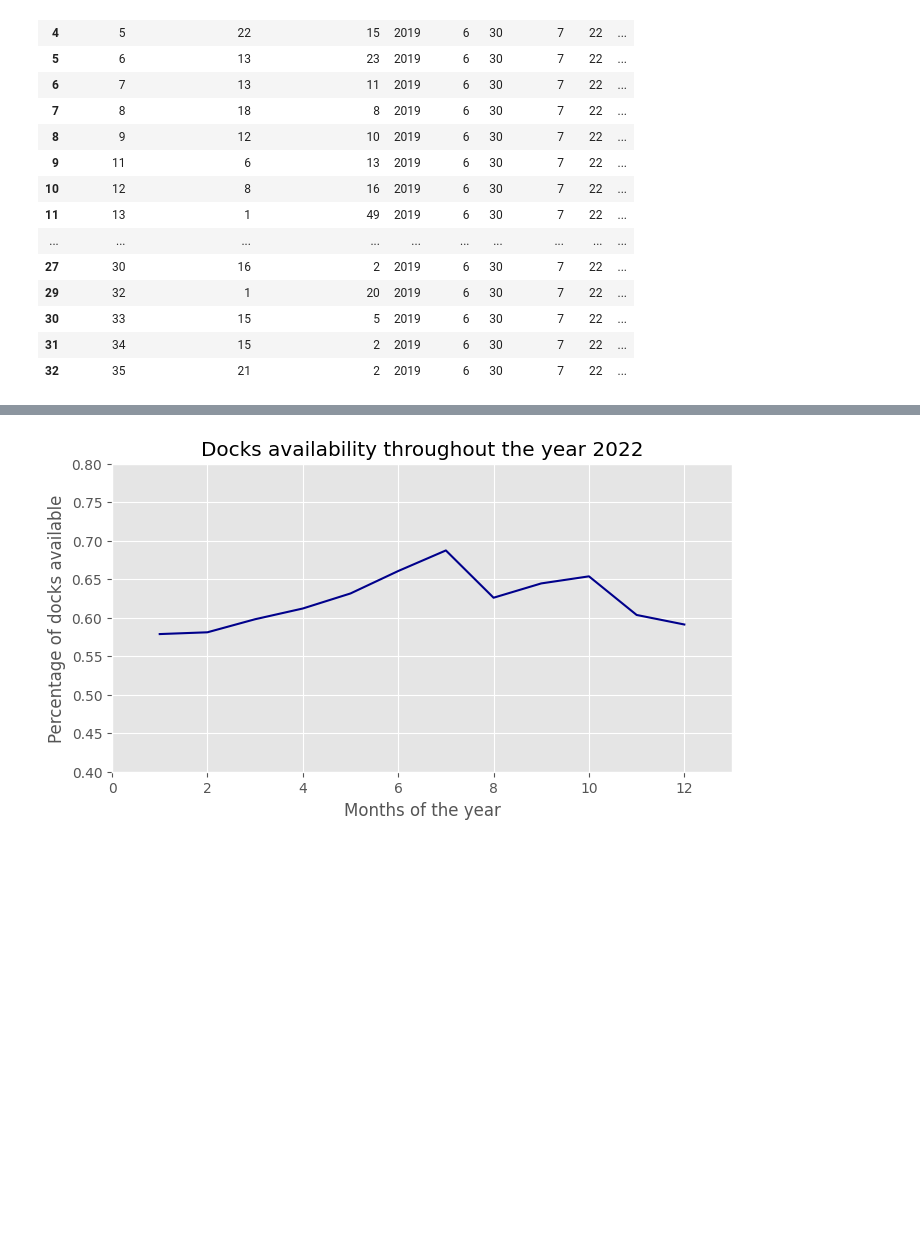
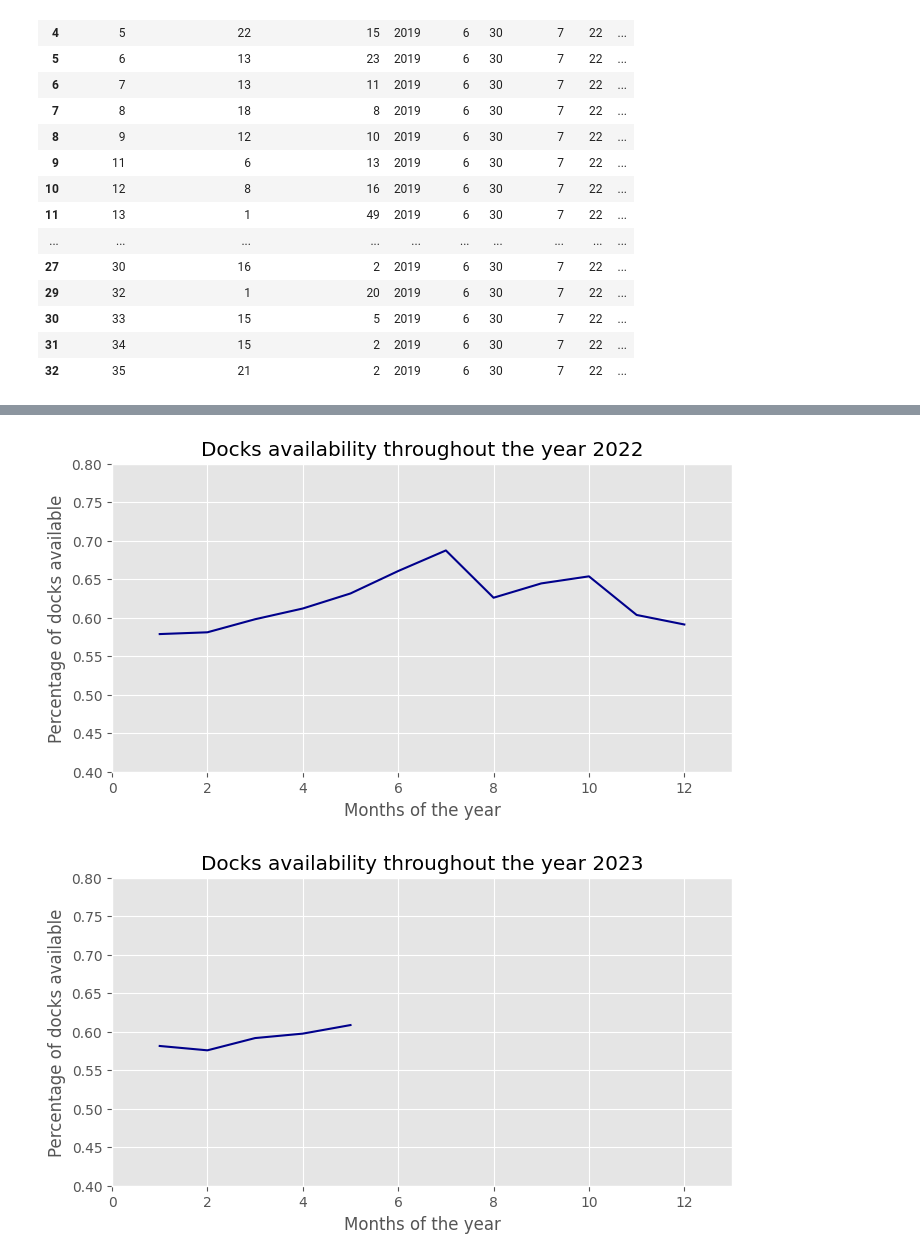
Before and after one commit to jadelaossa/bike-availability-prediction, a Jupyter notebook: notebooks/1.0-jdf-initial-data-exploration.ipynb, the cells around one changed output, grey strips where cells are left out. Saved outputs shown, nothing was run; the diff lists cells and outputs as text; code cells hidden in the pictures; blank space fills up the shorter version.

```diff
--- a/notebooks/1.0-jdf-initial-data-exploration.ipynb
+++ b/notebooks/1.0-jdf-initial-data-exploration.ipynb
@@ -355,17 +377,18 @@ bicing_status.groupby(by=['station_id', 'year'], as_index=False).agg({'month': '
 plt.style.use('ggplot')
 # %%
-for year in [2019, 2020, 2021, 2022]:
+for year in [2019, 2020, 2021, 2022, 2023]:
     fig, ax= plt.subplots(figsize=(8, 4))
     (bicing_status
      .query(f'year == {year}')
      .groupby(by=['month'])['percentage_docks_available'].mean()
      .plot(ax=ax, xlim=(0, 13), ylim=(0.4, 0.8), c='darkblue')
     )
     plt.xlabel('Months of the year')
     plt.ylabel('Percentage of docks available')
     plt.title(f'Docks availability throughout the year {year}')
 # %% [output]
 [figure]
 [figure]
 [figure]
 [figure]
+[figure, added]
```
Also changed, not shown: parts of 37 cells of this notebook, 1 other file.
